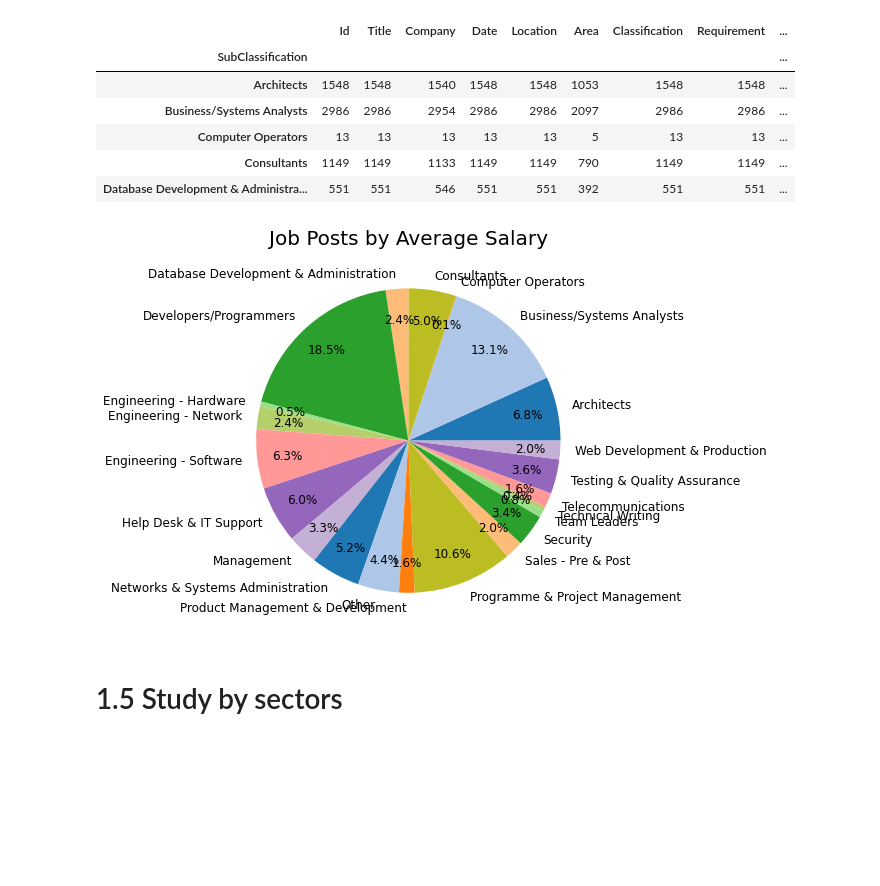
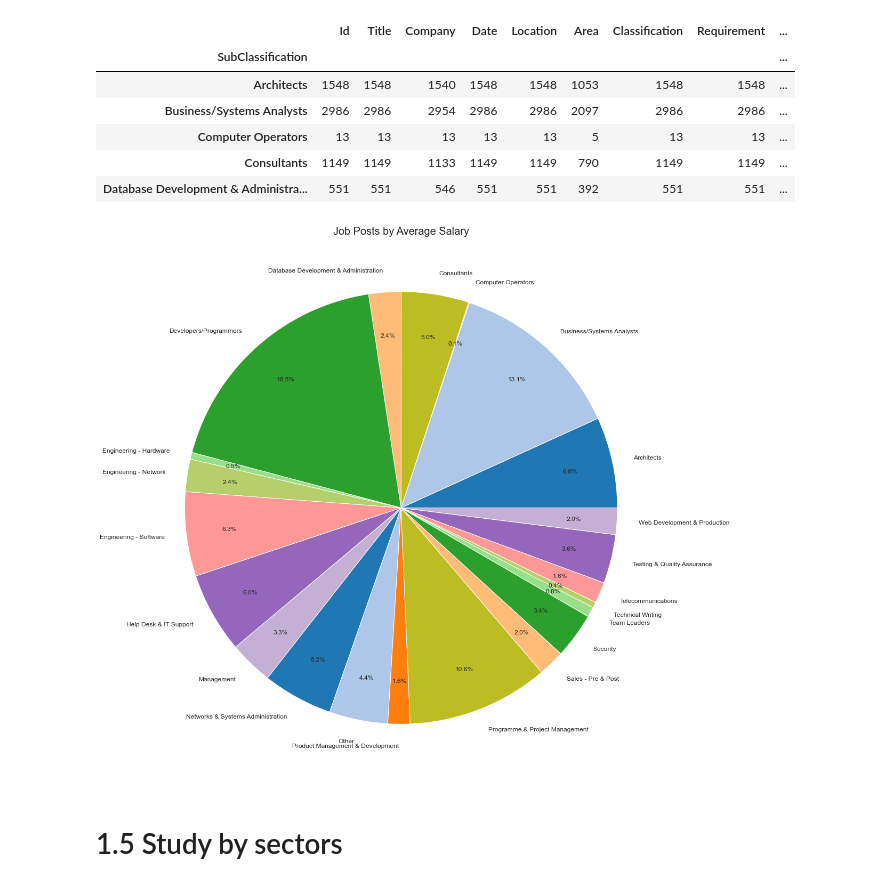
Before and after one commit to zacjensen/3803ICT-Assignment, a Jupyter notebook: Skeleton Working Copy.ipynb, the cells around one changed output. Cells and saved outputs as stored; diff of their text form; code cells hidden in the pictures; blank space fills up the shorter version.

```diff
--- a/Skeleton Working Copy.ipynb
+++ b/Skeleton Working Copy.ipynb
@@ -196,17 +213,15 @@ testDf[:5]
 | Consultants | 1149 | 1149 | 1133 | 1149 | 1149 | 790 | 1149 | 1149 | ... |
 | Database Development & Administra... | 551 | 551 | 546 | 551 | 551 | 392 | 551 | 551 | ... |
 # %%
-
-
 labels = testDf.index
 
-fig = plt.figure(figsize=(15, 15))
+fig = plt.figure(figsize=(40, 40))
 plt.subplot(121)
 plt.pie(data=testDf, x=testDf.Id, labels=labels, colors=colors, autopct='%0.1f%%', textprops={'fontsize': 12}, pctdistance=0.8)
 
 plt.title("Job Posts by Average Salary", size=20);
 # %% [output]
-[figure, old version]
+[figure, new version]
 # %% [markdown]
 # 1.5 Study by sectors
 # %% [markdown]
```
Also changed, not shown: parts of 5 cells of this notebook.
